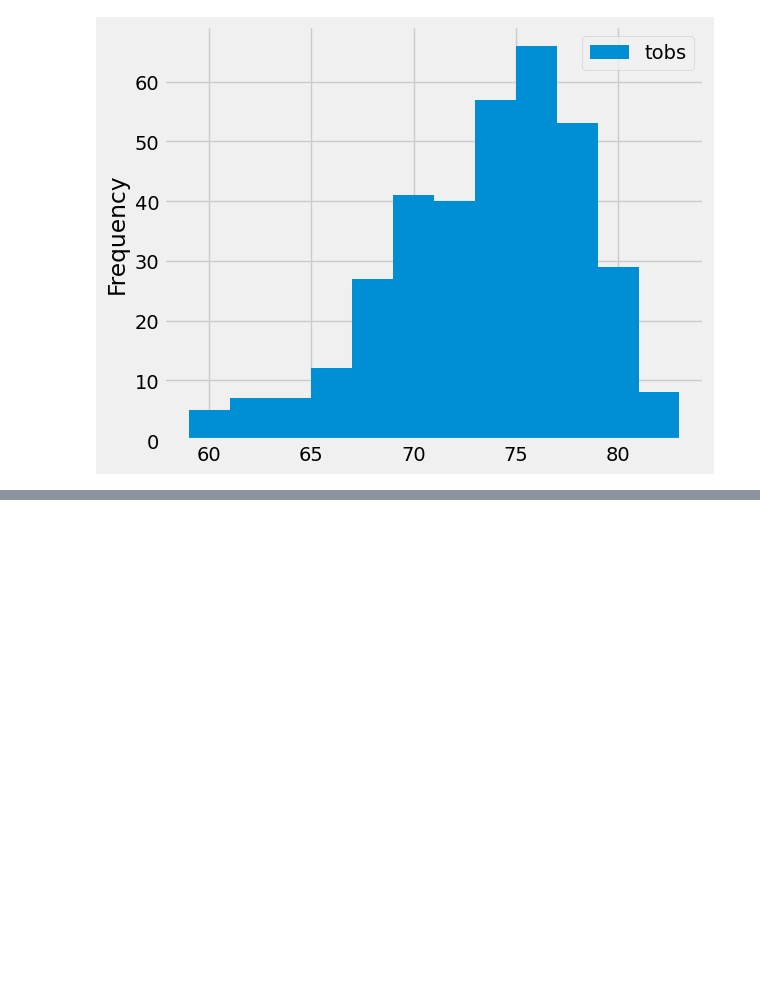
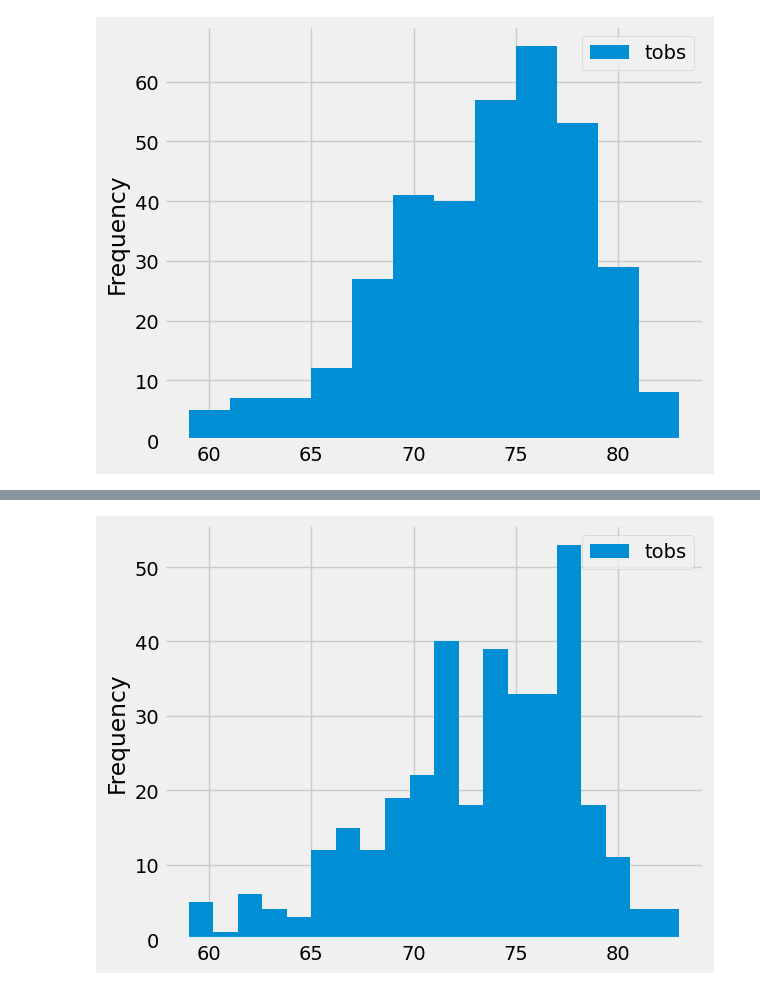
Before and after one commit to 21abomas/surfs_up, a Jupyter notebook: climate_analysis.ipynb, the cells around one changed output, grey strips where cells are left out. Drawn from its saved outputs; the diff is of its cells as text; code cells hidden in the pictures; blank space fills up the shorter version.

```diff
--- a/climate_analysis.ipynb
+++ b/climate_analysis.ipynb
@@ -167,0 +190,7 @@ plt.tight_layout()
+# %%
+# Skill Drill 9.3.4
+df = pd.DataFrame(results, columns=['tobs'])
+df.plot.hist(bins=20)
+plt.tight_layout()
+# %% [output]
+[figure, added]
```
Also changed, not shown: parts of 2 cells of this notebook, 1 other file.
